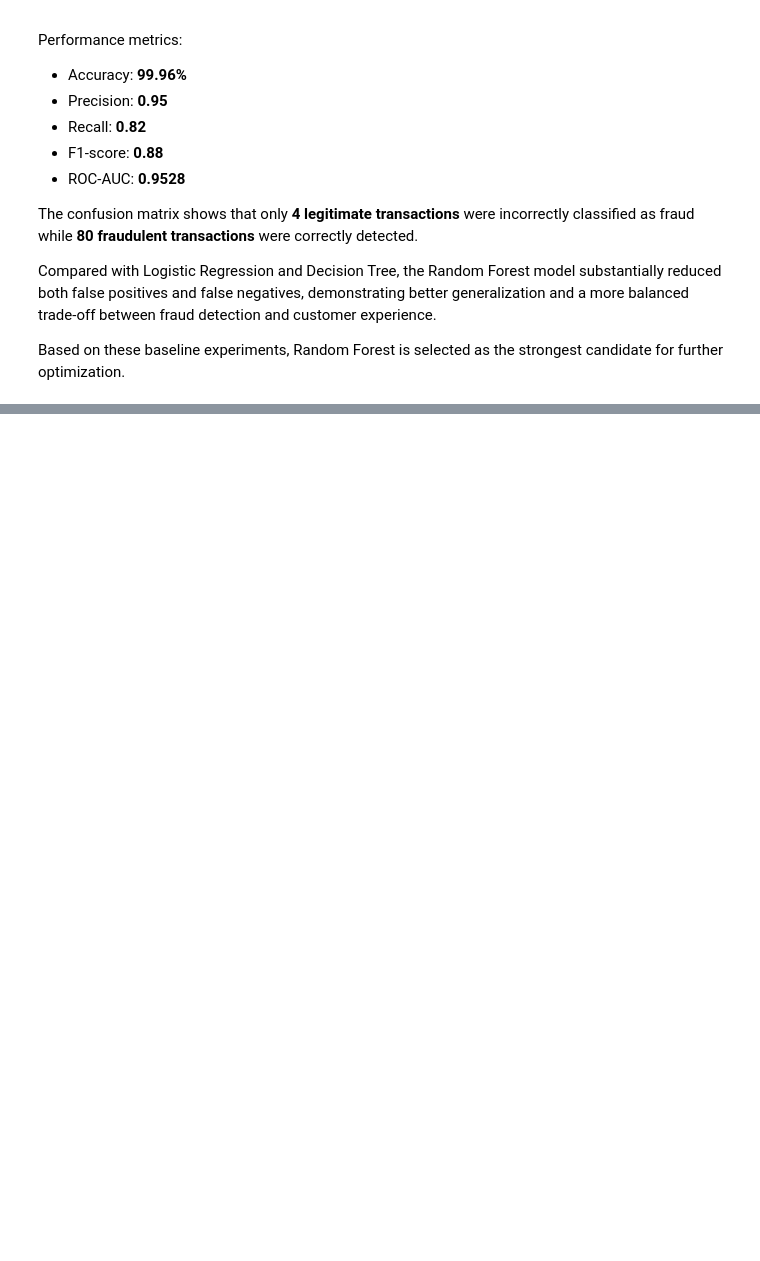
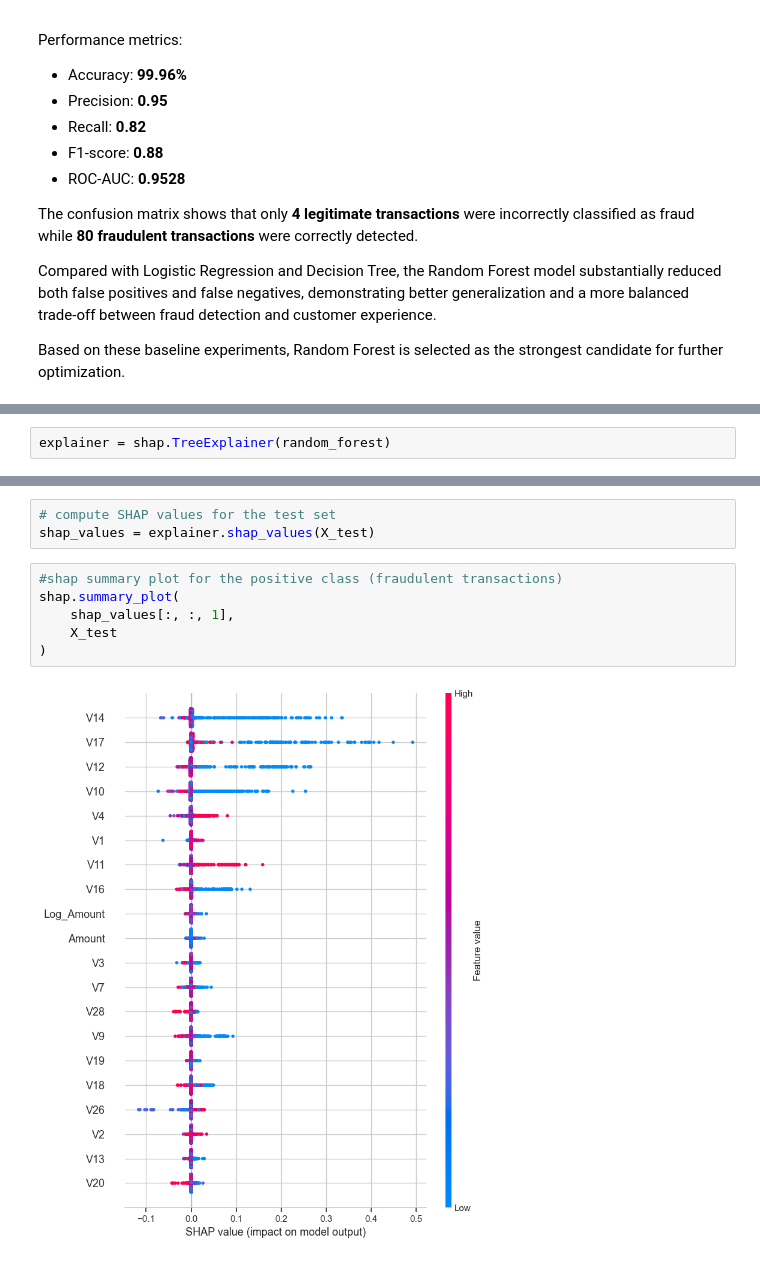
Before and after one commit to che-francis/Credit-Card-Fraud-Detection, a Jupyter notebook: notebooks/Credit_Card_Fraud_Detection.ipynb, the cells around one changed output, grey strips where cells are left out. Drawn from its saved outputs; the diff is of its cells as text; blank space fills up the shorter version.

```diff
--- a/notebooks/Credit_Card_Fraud_Detection.ipynb
+++ b/notebooks/Credit_Card_Fraud_Detection.ipynb
@@ -1206,0 +1467,2 @@ Based on these baseline experiments, Random Forest is selected as the strongest
+# %%
+explainer = shap.TreeExplainer(random_forest)
@@ -1206,0 +1477,11 @@ Based on these baseline experiments, Random Forest is selected as the strongest
+# %%
+# compute SHAP values for the test set
+shap_values = explainer.shap_values(X_test)
+# %%
+#shap summary plot for the positive class (fraudulent transactions)
+shap.summary_plot(
+    shap_values[:, :, 1],
+    X_test
+)
+# %% [output]
+[figure, added]
```
Also changed, not shown: parts of 35 cells of this notebook, 1 other file.
